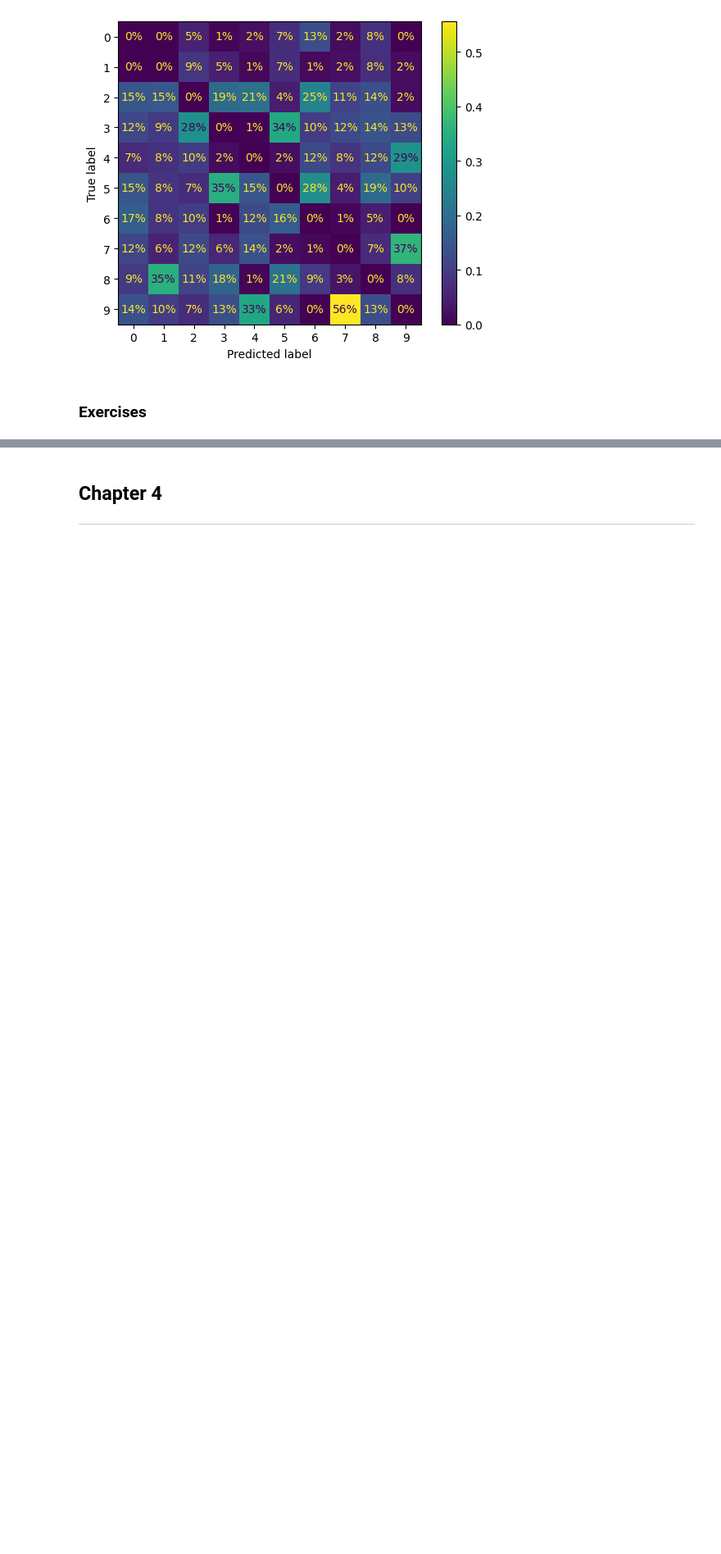
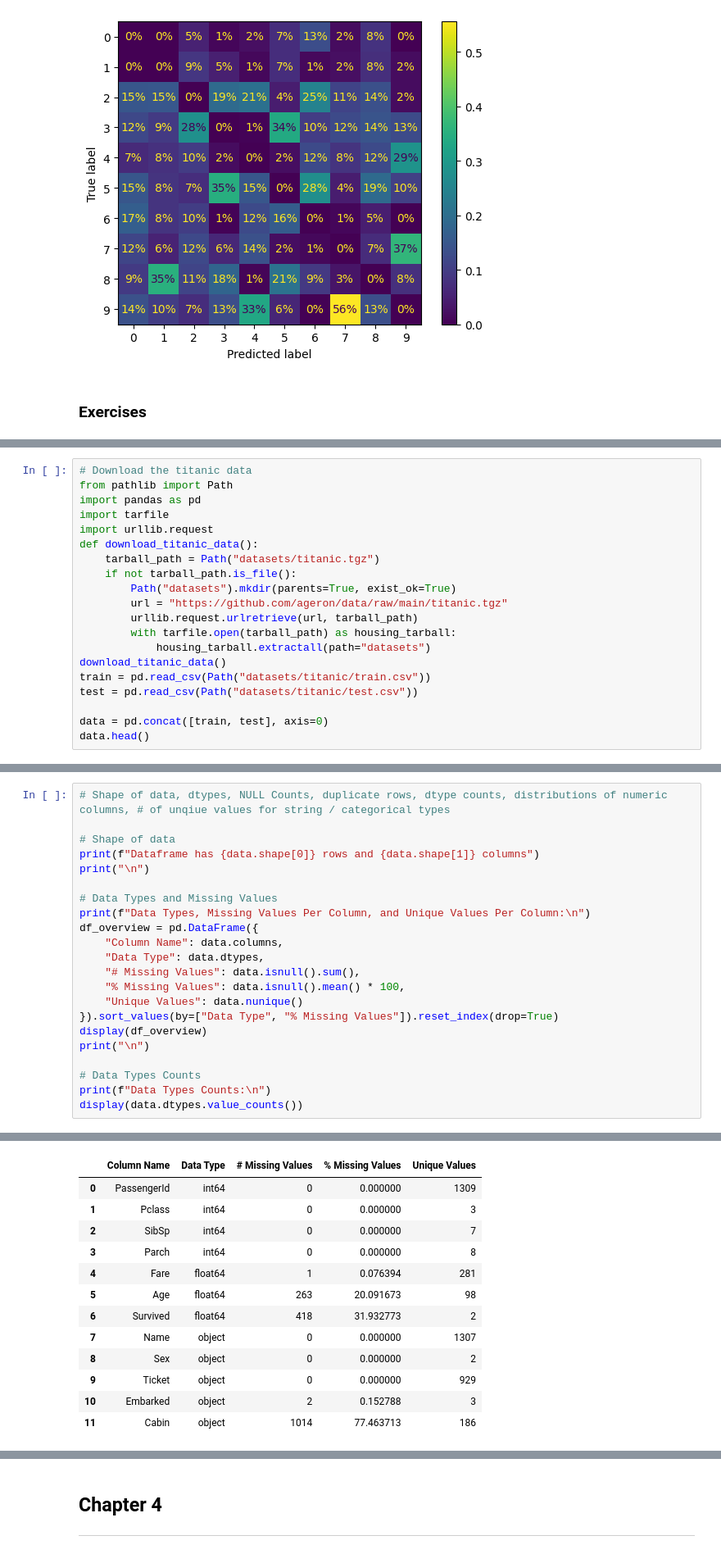
Before and after one commit to nathanjones4323/hands-on-ml-textbook, a Jupyter notebook: exercises.ipynb, the cells around one changed output, grey strips where cells are left out. Shown at 82% size. Saved outputs shown, nothing was run; the diff lists cells and outputs as text; blank space fills up the shorter version.

```diff
--- a/exercises.ipynb
+++ b/exercises.ipynb
@@ -986,0 +1102,20 @@ plt.show()
+# %%
+# Download the titanic data
+from pathlib import Path
+import pandas as pd
+import tarfile
+import urllib.request
+def download_titanic_data():
+    tarball_path = Path("datasets/titanic.tgz")
+    if not tarball_path.is_file():
+        Path("datasets").mkdir(parents=True, exist_ok=True)
+        url = "https://github.com/ageron/data/raw/main/titanic.tgz"
+        urllib.request.urlretrieve(url, tarball_path)
+        with tarfile.open(tarball_path) as housing_tarball:
+            housing_tarball.extractall(path="datasets")
+download_titanic_data()
+train = pd.read_csv(Path("datasets/titanic/train.csv"))
+test = pd.read_csv(Path("datasets/titanic/test.csv"))
+
+data = pd.concat([train, test], axis=0)
+data.head()
@@ -986,0 +1129,23 @@ plt.show()
+# %%
+# Shape of data, dtypes, NULL Counts, duplicate rows, dtype counts, distributions of numeric columns, # of unqiue values for string / categorical types
+
+# Shape of data
+print(f"Dataframe has {data.shape[0]} rows and {data.shape[1]} columns")
+print("\n")
+
+# Data Types and Missing Values
+print(f"Data Types, Missing Values Per Column, and Unique Values Per Column:\n")
+df_overview = pd.DataFrame({
+    "Column Name": data.columns,
+    "Data Type": data.dtypes,
+    "# Missing Values": data.isnull().sum(),
+    "% Missing Values": data.isnull().mean() * 100,
+    "Unique Values": data.nunique()
+}).sort_values(by=["Data Type", "% Missing Values"]).reset_index(drop=True)
+display(df_overview)
+print("\n")
+
+# Data Types Counts
+print(f"Data Types Counts:\n")
+display(data.dtypes.value_counts())
+# %% [output]
@@ -986,0 +1156,13 @@ plt.show()
+|  | Column Name | Data Type | # Missing Values | % Missing Values | Unique Values |
+| 0 | PassengerId | int64 | 0 | 0.000000 | 1309 |
+| 1 | Pclass | int64 | 0 | 0.000000 | 3 |
+| 2 | SibSp | int64 | 0 | 0.000000 | 7 |
+| 3 | Parch | int64 | 0 | 0.000000 | 8 |
+| 4 | Fare | float64 | 1 | 0.076394 | 281 |
+| 5 | Age | float64 | 263 | 20.091673 | 98 |
+| 6 | Survived | float64 | 418 | 31.932773 | 2 |
+| 7 | Name | object | 0 | 0.000000 | 1307 |
+| 8 | Sex | object | 0 | 0.000000 | 2 |
+| 9 | Ticket | object | 0 | 0.000000 | 929 |
+| 10 | Embarked | object | 2 | 0.152788 | 3 |
+| 11 | Cabin | object | 1014 | 77.463713 | 186 |
```
Also changed, not shown: parts of 11 cells of this notebook, 3 other files.
